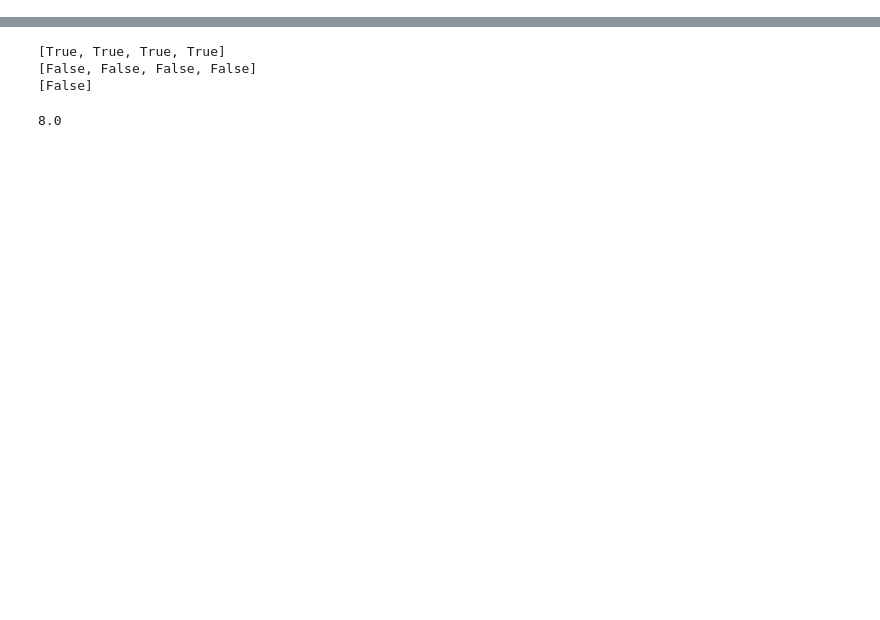
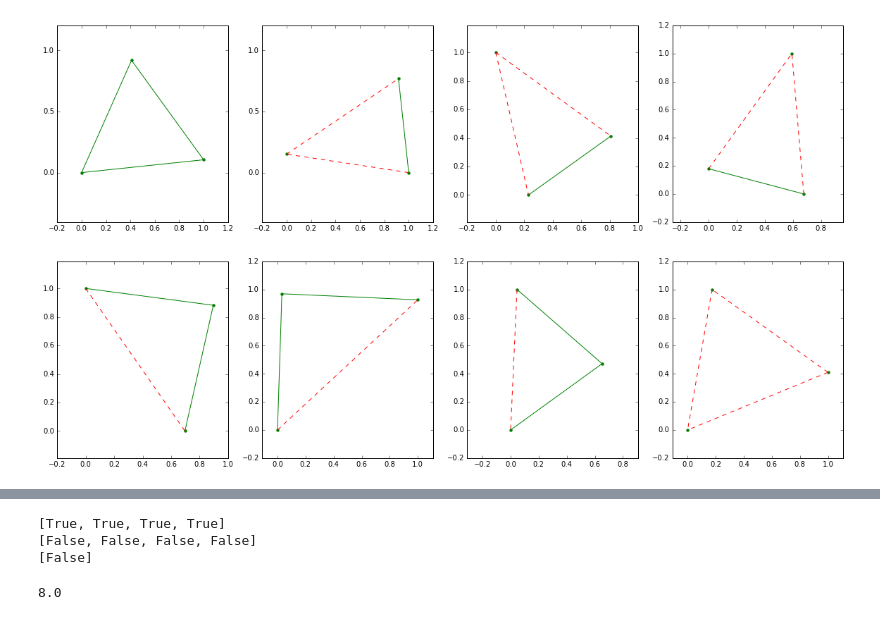
Before and after one commit to taniki/workshop-graphmodels-python, a Jupyter notebook: Signed graphs.ipynb, the cells around one changed output, grey strips where cells are left out. Drawn from its saved outputs; the diff is of its cells as text; code cells hidden in the pictures; blank space fills up the shorter version.

```diff
--- a/Signed graphs.ipynb
+++ b/Signed graphs.ipynb
@@ -61,0 +60,35 @@ def draw_sign_graph():
+# %%
+def draw_signed_graph(g, ax):
+  pos = nx.spring_layout(g, weight="sign", iterations=50, k=1)
+  x,y = zip(*pos.values())
+
+  ax.axis('equal')
+
+  styles = { +1: { "color": "g", "ls": "-"},
+            -1: { "color": "r", "ls": "--"}}
+
+
+  # plot edges
+  for e in g.edges(data=True):
+    ls = styles[e[2]["sign"]]["ls"]
+    color = styles[e[2]["sign"]]["color"]
+
+    ax.plot([ pos[e[0]][0], pos[e[1]][0]], [ pos[e[0]][1], pos[e[1]][1] ], ls=ls, color=color)
+
+  # plot nodes
+  ax.scatter(x,y, lw=0, color="g")
+
+  #nx.draw(g, pos)
+
+  return ax
+
+f, ax = plt.subplots(1,4, figsize=(20,5))
+map(lambda x: draw_signed_graph(x[0],x[1]), zip([balanced_graph_1, balanced_graph_2, balanced_graph_3, balanced_graph_4], ax));
+plt.show()
+
+f, ax = plt.subplots(1,4, figsize=(20,5))
+map(lambda x: draw_signed_graph(x[0],x[1]), zip([unbalanced_graph_1, unbalanced_graph_2, unbalanced_graph_3, unbalanced_graph_4], ax));
+plt.show()
+# %% [output]
+[figure, added]
+[figure, added]
```
Also changed, not shown: parts of 4 cells of this notebook.
